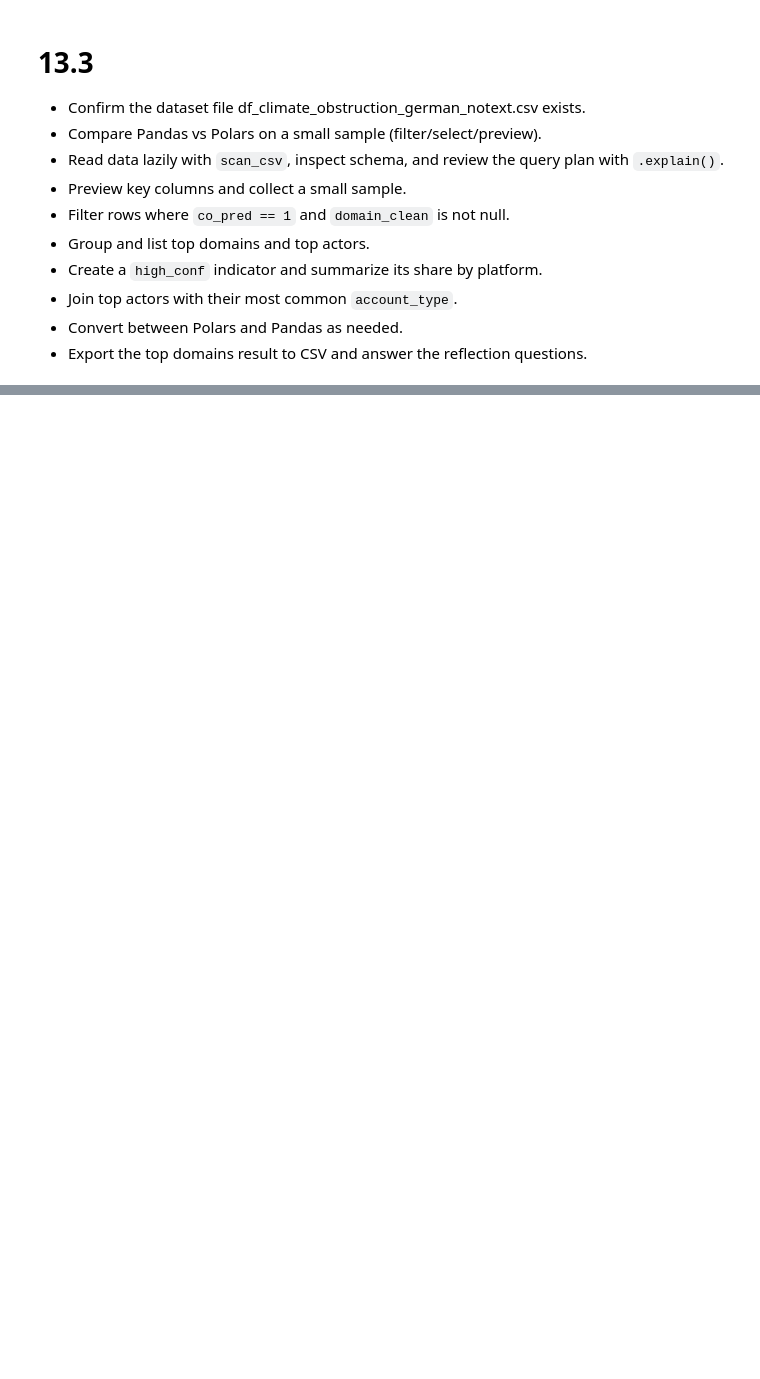
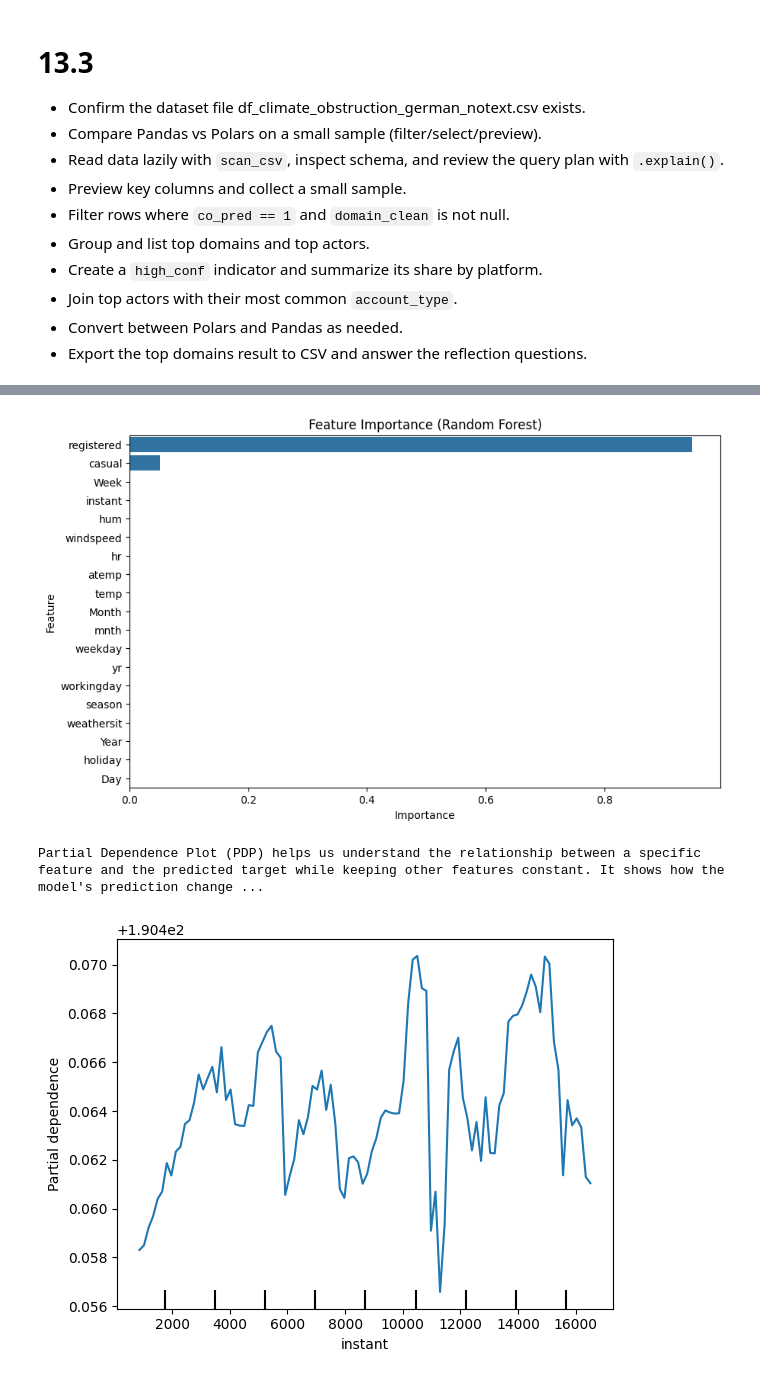
Before and after one commit to X1las/DaT, a Jupyter notebook: exercises.ipynb, the cells around one changed output, grey strips where cells are left out. Saved outputs shown, nothing was run; the diff lists cells and outputs as text; code cells hidden in the pictures; blank space fills up the shorter version.

```diff
--- a/exercises.ipynb
+++ b/exercises.ipynb
@@ -1318,0 +1358,25 @@ data.dropna(inplace=True)
+# %%
+# Train a more complex model (Random Forest)
+rf = RandomForestRegressor(n_estimators=100, random_state=42)
+rf.fit(X_train, Y_train)
+
+# Feature importance for complex model
+importances = rf.feature_importances_
+feature_importance_rf = pd.DataFrame({'Feature': X.columns, 'Importance': importances})
+feature_importance_rf = feature_importance_rf.sort_values(by='Importance', ascending=False)
+
+# Plot feature importance (Random Forest)
+plt.figure(figsize=(10, 6))
+sns.barplot(x='Importance', y='Feature', data=feature_importance_rf)
+plt.title('Feature Importance (Random Forest)')
+plt.show()
+
+# Partial Dependence Plot for a single feature
+print("\nPartial Dependence Plot (PDP) helps us understand the relationship between a specific feature and the predicted target while keeping other features constant. It shows how the model's prediction changes as the feature's value varies.")
+feature_idx = 0  # Change this to visualize different features
+PartialDependenceDisplay.from_estimator(rf, X_train, [feature_idx])
+plt.show()
+# %% [output]
+[figure, added]
+Partial Dependence Plot (PDP) helps us understand the relationship between a specific feature and the predicted target while keeping other features constant. It shows how the model's prediction change ...
+[figure, added]
```
Also changed, not shown: parts of 12 cells of this notebook.
